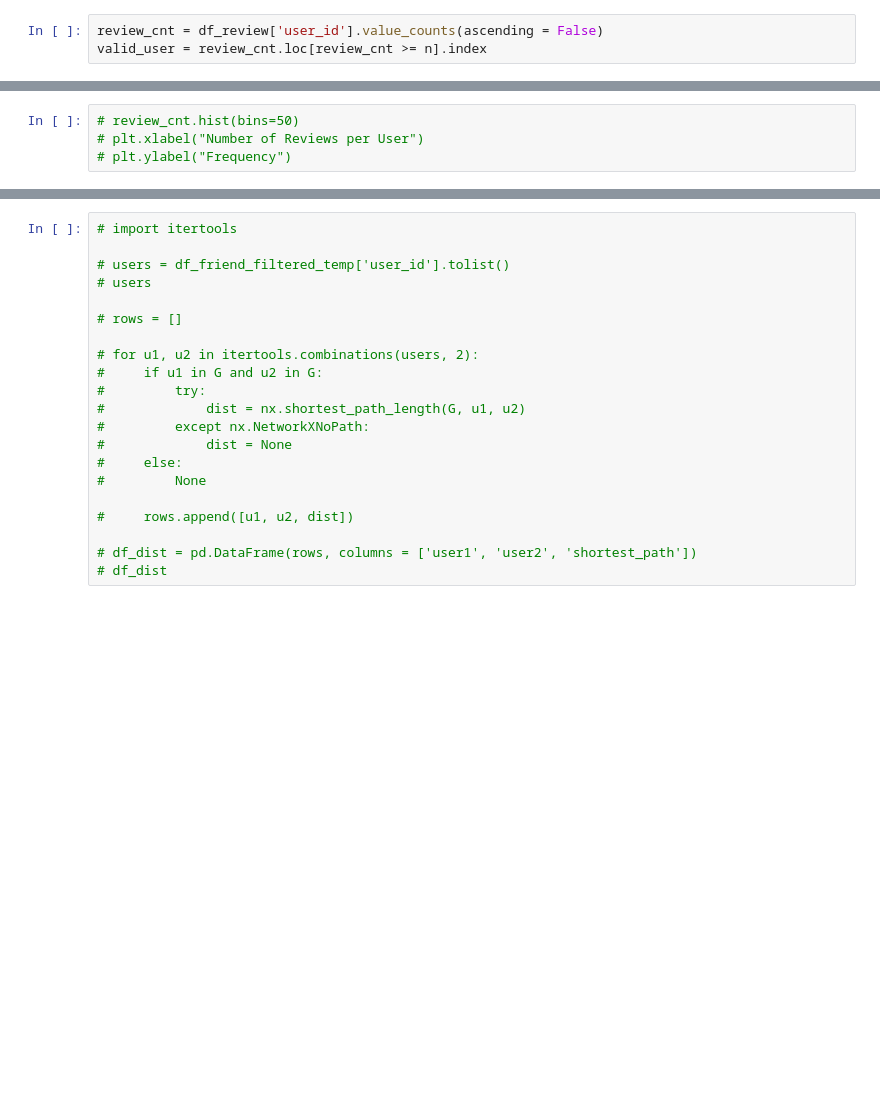
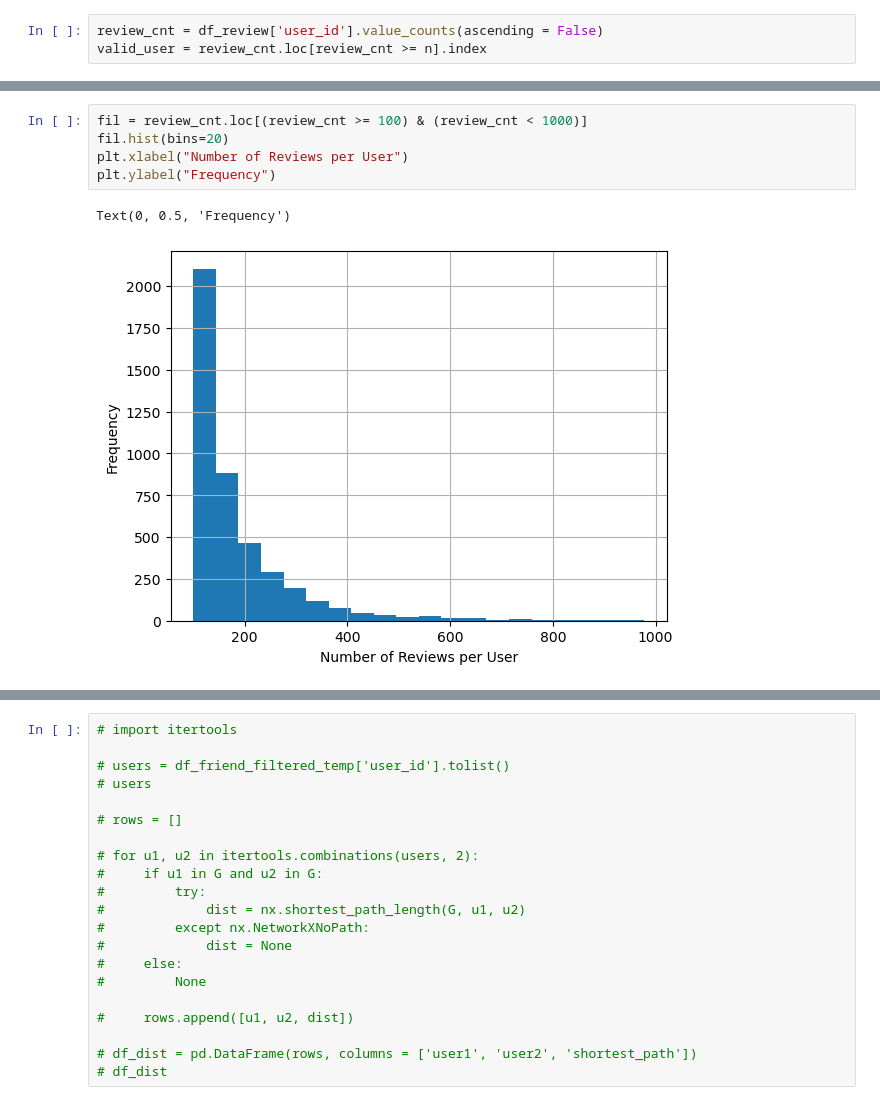
Before and after one commit to DSjayjang/Project, a Jupyter notebook: Social/test.ipynb, the cells around one changed output, grey strips where cells are left out. Drawn from its saved outputs; the diff is of its cells as text; blank space fills up the shorter version.

```diff
--- a/Social/test.ipynb
+++ b/Social/test.ipynb
@@ -84,5 +88,9 @@ print(f'소셜네트워크에서 리뷰 {n}개 이상 남긴 df:', df_friend_fil
 # %%
-# review_cnt.hist(bins=50)
-# plt.xlabel("Number of Reviews per User")
-# plt.ylabel("Frequency")
+fil = review_cnt.loc[(review_cnt >= 100) & (review_cnt < 1000)]
+fil.hist(bins=20)
+plt.xlabel("Number of Reviews per User")
+plt.ylabel("Frequency")
+# %% [output]
+Text(0, 0.5, 'Frequency')
+[figure, added]
 # %%
```
Also changed, not shown: parts of 11 cells of this notebook, 1 other file.
